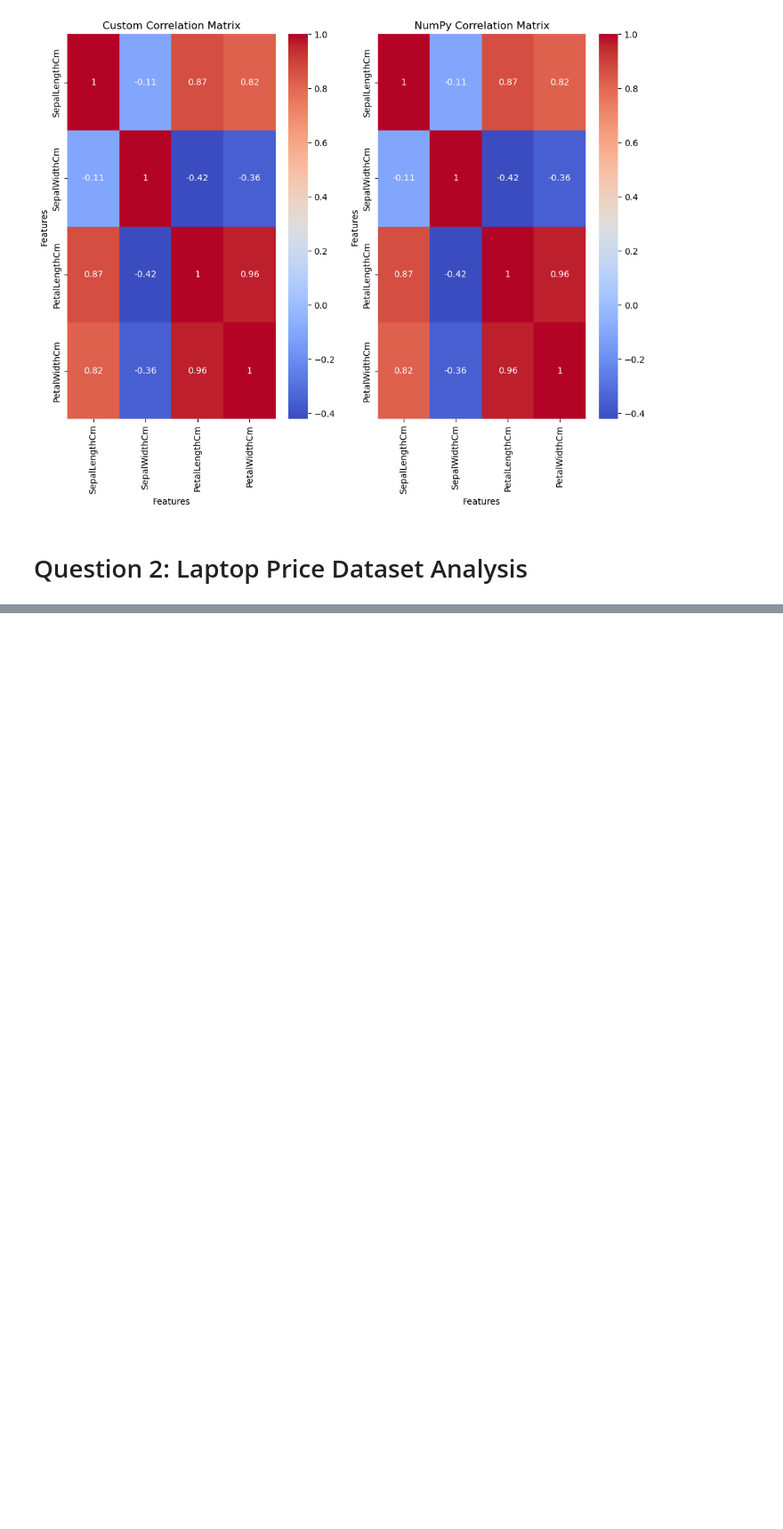
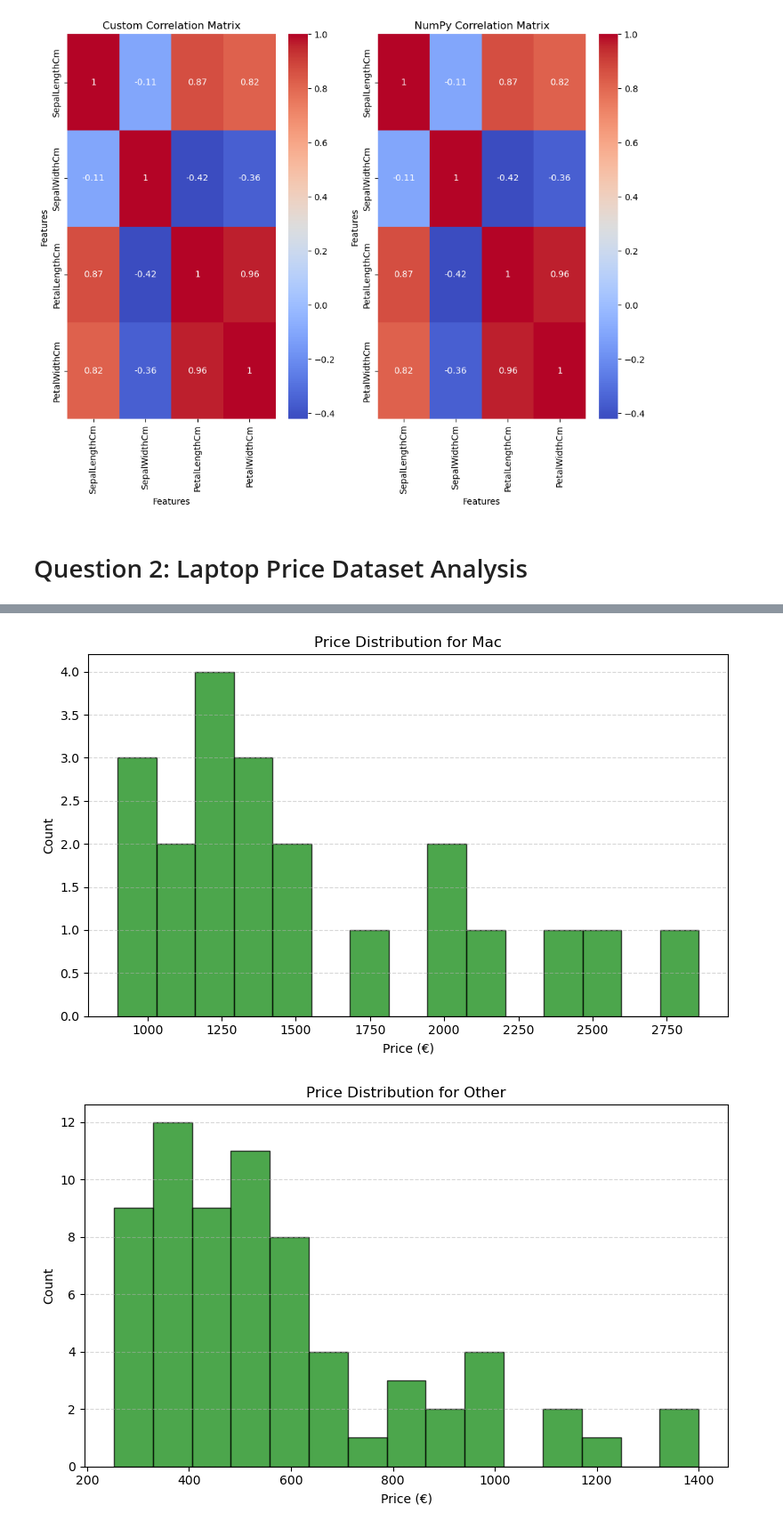
Before and after one commit to jgbergen18/PythonMiniProject, a Jupyter notebook: MiniProjectNotebook.ipynb, the cells around one changed output, grey strips where cells are left out. Shown: that part at 89% size. Cells and saved outputs as stored; diff of their text form; code cells hidden in the pictures; blank space fills up the shorter version.

```diff
--- a/MiniProjectNotebook.ipynb
+++ b/MiniProjectNotebook.ipynb
@@ -118,0 +180,32 @@ Are correlation matrices equal? True
+# %%
+
+# Clean 'opsys' column for OS categorization
+def clean_opsys(os):
+    os = os.lower()
+    if 'windows' in os:
+        return 'Windows'
+    elif 'mac' in os or 'os x' in os:
+        return 'Mac'
+    elif 'linux' in os:
+        return 'Linux'
+    elif 'chrome' in os:
+        return 'Chrome OS'
+    else:
+        return 'Other'
+
+data['opsys_cleaned'] = data['opsys'].apply(clean_opsys)
+
+# Plot price distribution for each OS
+for os in data['opsys_cleaned'].unique():
+    plt.figure(figsize=(8, 5))
+    subset = data[data['opsys_cleaned'] == os]
+    plt.hist(subset['price (euro)'], bins=15, color='green', edgecolor='black', alpha=0.7)
+    plt.title(f"Price Distribution for {os}")
+    plt.xlabel("Price (€)")
+    plt.ylabel("Count")
+    plt.grid(axis='y', linestyle='--', alpha=0.5)
+    plt.tight_layout()
+    plt.show()
+# %% [output]
+[figure, added]
+[figure, added]
```
Also changed, not shown: parts of 9 cells of this notebook.
